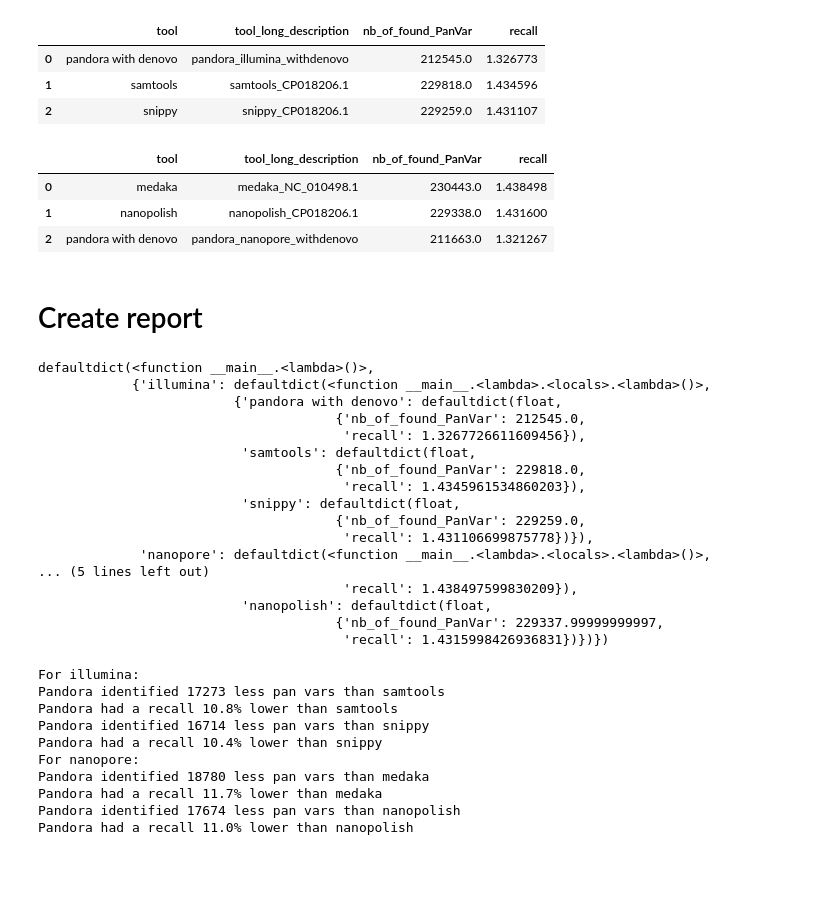
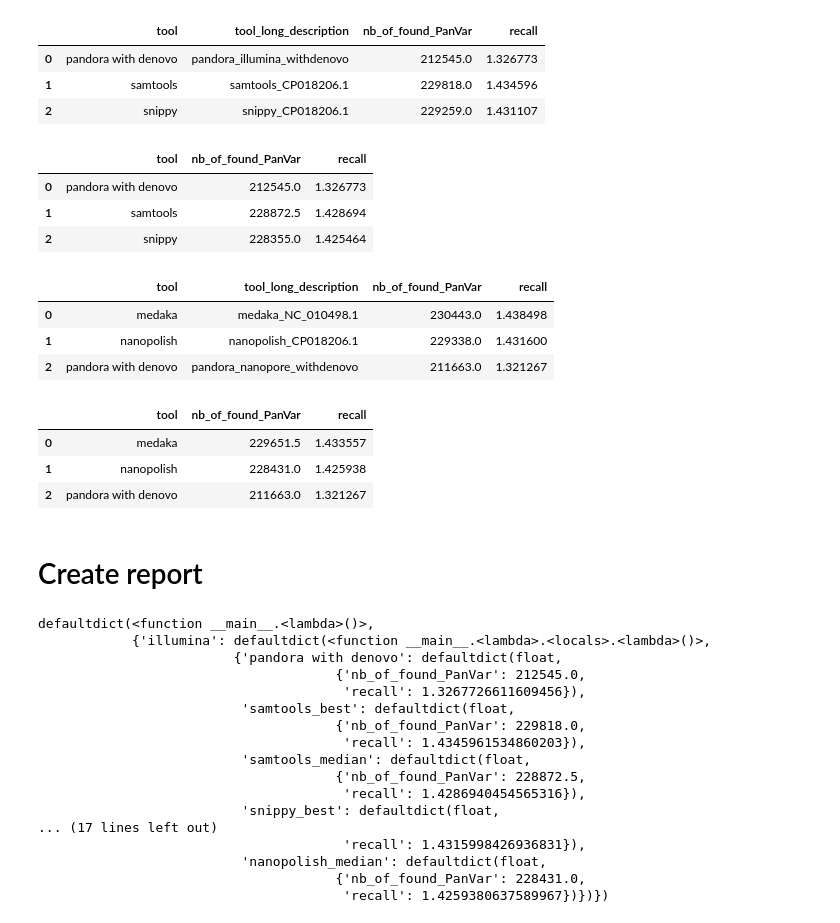
Before and after one commit to leoisl/paper_pandora2020_analyses, a Jupyter notebook: scripts/csv_to_paper_plots/recall_per_nb_of_samples/difference_of_panvars_found_in_rare_loci/difference_of_panvars_found_in_core_loci.ipynb, the cells around one changed output. Cells and saved outputs as stored; diff of their text form; code cells hidden in the pictures; blank space fills up the shorter version.

Commit message:
Updating notebooks that calculate difference of panvars found in core and rare loci

```diff
--- a/scripts/csv_to_paper_plots/recall_per_nb_of_samples/difference_of_panvars_found_in_rare_loci/difference_of_panvars_found_in_core_loci.ipynb
+++ b/scripts/csv_to_paper_plots/recall_per_nb_of_samples/difference_of_panvars_found_in_rare_loci/difference_of_panvars_found_in_core_loci.ipynb
@@ -149,0 +152,6 @@ df_nanopore_best_values
+# %%
+df_illumina_median_values = \
+    df_illumina_core_genes_panvars_summed.sort_values(by=["nb_of_found_PanVar"], ascending=False).\
+    groupby(by=["tool"]).median()\
+    .reset_index()
+df_illumina_median_values
@@ -198,6 +222,14 @@ df_illumina_best_values
 | 0 | pandora with denovo | pandora_illumina_withdenovo | 212545.0 | 1.326773 |
 | 1 | samtools | samtools_CP018206.1 | 229818.0 | 1.434596 |
 | 2 | snippy | snippy_CP018206.1 | 229259.0 | 1.431107 |
+# %%
+df_illumina_median_values["recall"] = df_illumina_median_values["nb_of_found_PanVar"] / number_of_panvars_in_core_genes
+df_illumina_median_values
+# %% [output]
+|  | tool | nb_of_found_PanVar | recall |
+| 0 | pandora with denovo | 212545.0 | 1.326773 |
+| 1 | samtools | 228872.5 | 1.428694 |
+| 2 | snippy | 228355.0 | 1.425464 |
 # %%
 df_nanopore_best_values["recall"] = df_nanopore_best_values["nb_of_found_PanVar"] / number_of_panvars_in_core_genes
 df_nanopore_best_values
@@ -206,6 +238,14 @@ df_nanopore_best_values
 | 0 | medaka | medaka_NC_010498.1 | 230443.0 | 1.438498 |
 | 1 | nanopolish | nanopolish_CP018206.1 | 229338.0 | 1.431600 |
 | 2 | pandora with denovo | pandora_nanopore_withdenovo | 211663.0 | 1.321267 |
+# %%
+df_nanopore_median_values["recall"] = df_nanopore_median_values["nb_of_found_PanVar"] / number_of_panvars_in_core_genes
+df_nanopore_median_values
+# %% [output]
+|  | tool | nb_of_found_PanVar | recall |
+| 0 | medaka | 229651.5 | 1.433557 |
+| 1 | nanopolish | 228431.0 | 1.425938 |
+| 2 | pandora with denovo | 211663.0 | 1.321267 |
 # %% [markdown]
 # Create report
 # %%
@@ -216,10 +256,15 @@ from collections import defaultdict
 tech_to_tool_to_measure = defaultdict(lambda: defaultdict(lambda: defaultdict(float)))
 
 for measure in ["nb_of_found_PanVar", "recall"]:
-    for tool in ["pandora with denovo", "samtools", "snippy"]:
-        tech_to_tool_to_measure["illumina"][tool][measure] = extract_value(df_illumina_best_values, tool, measure)
-    for tool in ["pandora with denovo", "medaka", "nanopolish"]:
-        tech_to_tool_to_measure["nanopore"][tool][measure] = extract_value(df_nanopore_best_values, tool, measure)
+    tech_to_tool_to_measure["illumina"]["pandora with denovo"][measure] = extract_value(df_illumina_best_values, "pandora with denovo", measure)
+    for tool in ["samtools", "snippy"]:
+        tech_to_tool_to_measure["illumina"][tool+"_best"][measure] = extract_value(df_illumina_best_values, tool, measure)
+        tech_to_tool_to_measure["illumina"][tool+"_median"][measure] = extract_value(df_illumina_median_values, tool, measure)
+
+    tech_to_tool_to_measure["nanopore"]["pandora with denovo"][measure] = extract_value(df_nanopore_best_values, "pandora with denovo", measure)
+    for tool in ["medaka", "nanopolish"]:
+        tech_to_tool_to_measure["nanopore"][tool+"_best"][measure] = extract_value(df_nanopore_best_values, tool, measure)
+        tech_to_tool_to_measure["nanopore"][tool+"_median"][measure] = extract_value(df_nanopore_median_values, tool, measure)
 
 tech_to_tool_to_measure
 # %% [output]
@@ -228,36 +273,15 @@ defaultdict(<function __main__.<lambda>()>,
                          {'pandora with denovo': defaultdict(float,
                                       {'nb_of_found_PanVar': 212545.0,
                                        'recall': 1.3267726611609456}),
-                          'samtools': defaultdict(float,
+                          'samtools_best': defaultdict(float,
                                       {'nb_of_found_PanVar': 229818.0,
                                        'recall': 1.4345961534860203}),
-                          'snippy': defaultdict(float,
-                                      {'nb_of_found_PanVar': 229259.0,
-                                       'recall': 1.431106699875778})}),
-             'nanopore': defaultdict(<function __main__.<lambda>.<locals>.<lambda>()>,
-... (5 lines left out)
-                                       'recall': 1.438497599830209}),
-                          'nanopolish': defaultdict(float,
-                                      {'nb_of_found_PanVar': 229337.99999999997,
-                                       'recall': 1.4315998426936831})})})
+                          'samtools_median': defaultdict(float,
+                                      {'nb_of_found_PanVar': 228872.5,
+                                       'recall': 1.4286940454565316}),
+                          'snippy_best': defaultdict(float,
+... (17 lines left out)
+                                       'recall': 1.4315998426936831}),
+                          'nanopolish_median': defaultdict(float,
+                                      {'nb_of_found_PanVar': 228431.0,
+                                       'recall': 1.4259380637589967})})})
-# %%
-print("For illumina:")
-for tool in ["samtools", "snippy"]:
-    print(f"Pandora identified {int(tech_to_tool_to_measure['illumina'][tool]['nb_of_found_PanVar'] - tech_to_tool_to_measure['illumina']['pandora with denovo']['nb_of_found_PanVar'])} less pan vars than {tool}")
-    print(f"Pandora had a recall {round((tech_to_tool_to_measure['illumina'][tool]['recall'] - tech_to_tool_to_measure['illumina']['pandora with denovo']['recall'])*100, 1)}% lower than {tool}")
-
-print("For nanopore:")
-for tool in ["medaka", "nanopolish"]:
-    print(f"Pandora identified {int(tech_to_tool_to_measure['nanopore'][tool]['nb_of_found_PanVar'] - tech_to_tool_to_measure['nanopore']['pandora with denovo']['nb_of_found_PanVar'])} less pan vars than {tool}")
-    print(f"Pandora had a recall {round((tech_to_tool_to_measure['nanopore'][tool]['recall'] - tech_to_tool_to_measure['nanopore']['pandora with denovo']['recall'])*100, 1)}% lower than {tool}")
-# %% [output]
-For illumina:
-Pandora identified 17273 less pan vars than samtools
-Pandora had a recall 10.8% lower than samtools
-Pandora identified 16714 less pan vars than snippy
-Pandora had a recall 10.4% lower than snippy
-For nanopore:
-Pandora identified 18780 less pan vars than medaka
-Pandora had a recall 11.7% lower than medaka
-Pandora identified 17674 less pan vars than nanopolish
-Pandora had a recall 11.0% lower than nanopolish
```
Also changed, not shown: parts of 4 cells of this notebook, 1 other file.
